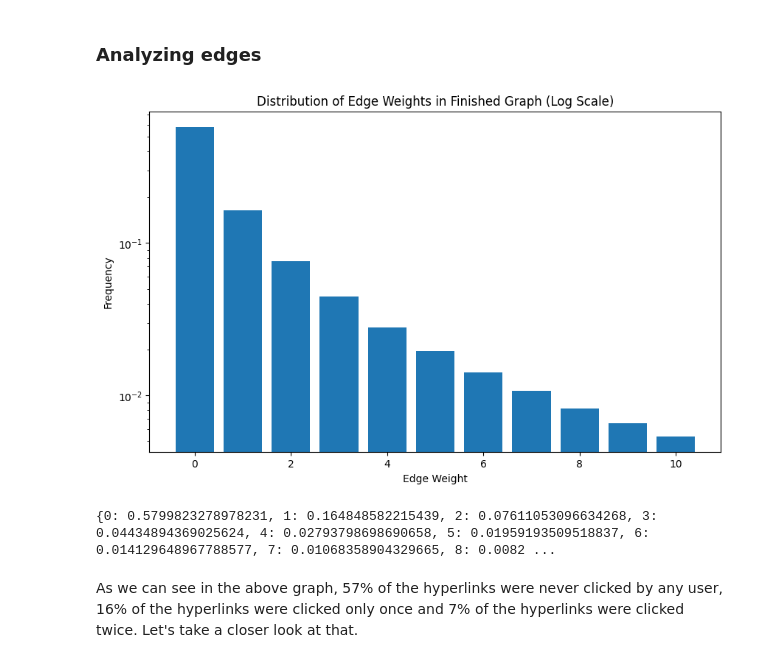
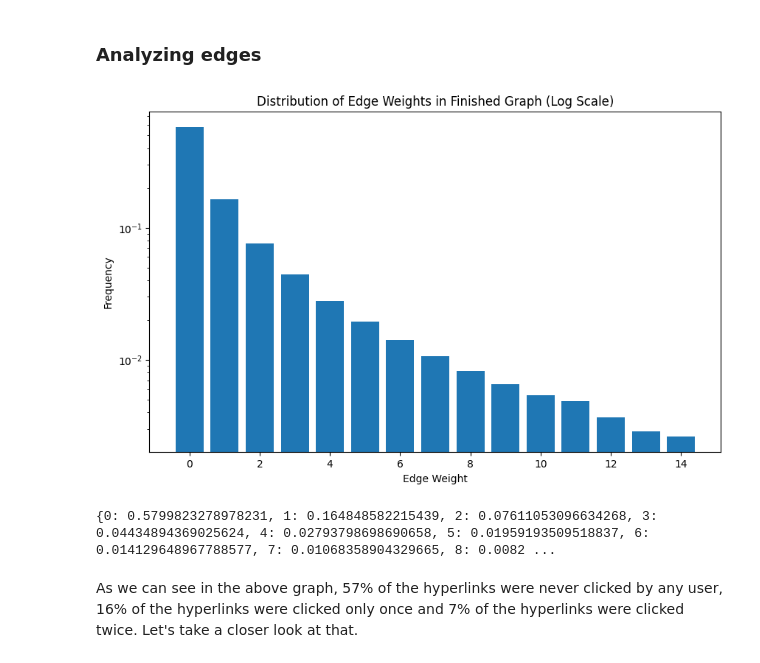
Before and after one commit to epfl-ada/ada-2024-project-5pack, a Jupyter notebook: graph_analysis.ipynb, the cells around one changed output. Saved outputs shown, nothing was run; the diff lists cells and outputs as text; code cells hidden in the pictures.

```diff
--- a/graph_analysis.ipynb
+++ b/graph_analysis.ipynb
@@ -106,25 +101,25 @@ Note that the following edges are present in 'paths_finished 'but not in 'links'
 # %%
 # Extract edge weights
 weights = [data['weight'] for _, _, data in finished_graph.edges(data=True)]
 num_edges = len(weights)
 frequencies = {w: weights.count(w) / num_edges for w in set(weights)}
 
 # Cut off the tail for better visualization
-cutoff = 0.005
+cutoff = 0.0023
 filtered_frequencies = {k: v for k, v in frequencies.items() if v >= cutoff}
 
 # Plot filtered_frequencies with log scale
 plt.figure(figsize=(10, 6))
 plt.bar(filtered_frequencies.keys(), filtered_frequencies.values())
 plt.xlabel('Edge Weight')
 plt.ylabel('Frequency')
 plt.yscale('log')
 plt.title('Distribution of Edge Weights in Finished Graph (Log Scale)')
 plt.show()
 
 print(frequencies)
 # %% [output]
-[figure, old version]
+[figure, new version]
 {0: 0.5799823278978231, 1: 0.164848582215439, 2: 0.07611053096634268, 3: 0.04434894369025624, 4: 0.02793798698690658, 5: 0.01959193509518837, 6: 0.014129648967788577, 7: 0.01068358904329665, 8: 0.0082 ...
 # %% [markdown]
 As we can see in the above graph, 57% of the hyperlinks were never clicked by any user, 16% of the hyperlinks were clicked only once and 7% of the hyperlinks were clicked twice. Let's take a closer look at that.
```
Also changed, not shown: parts of 8 cells of this notebook.
